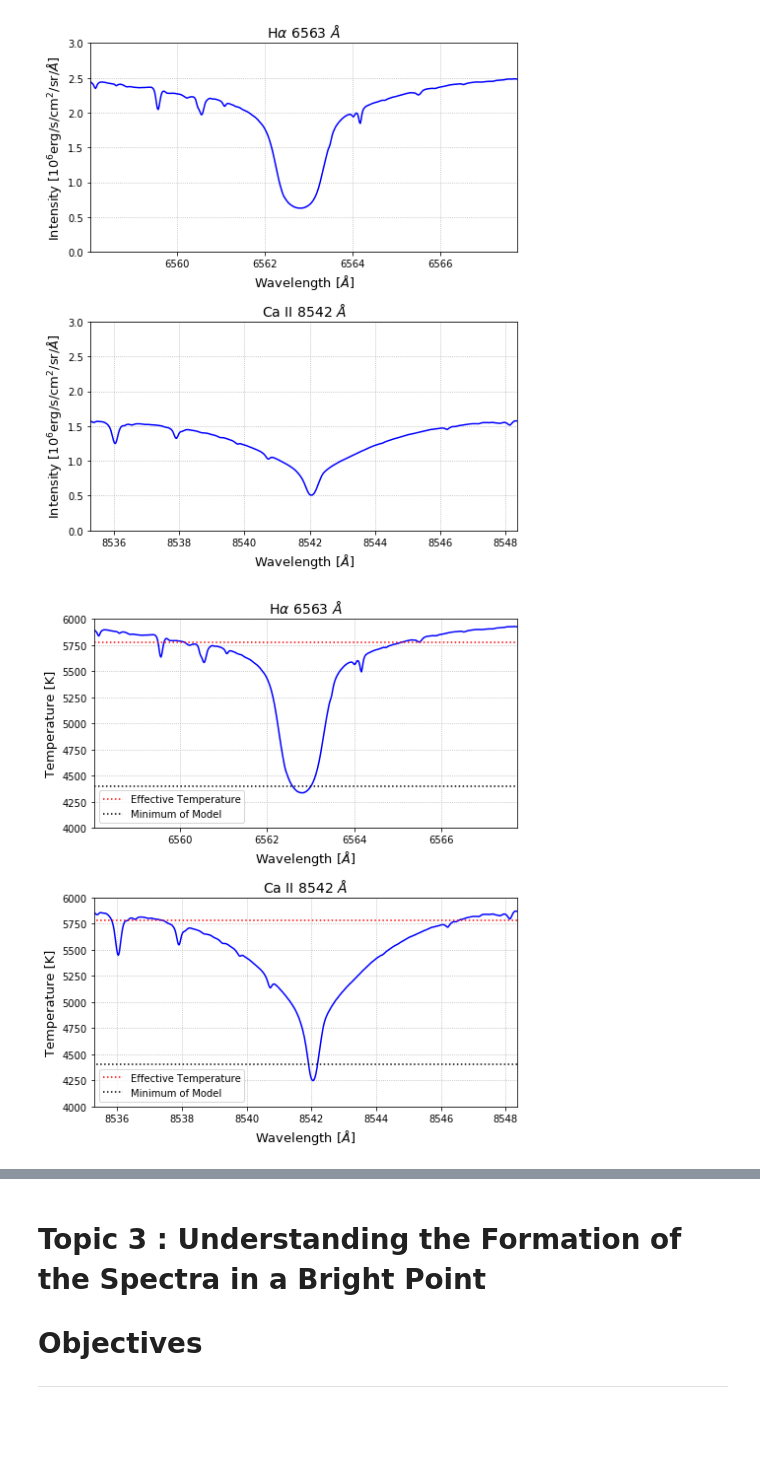
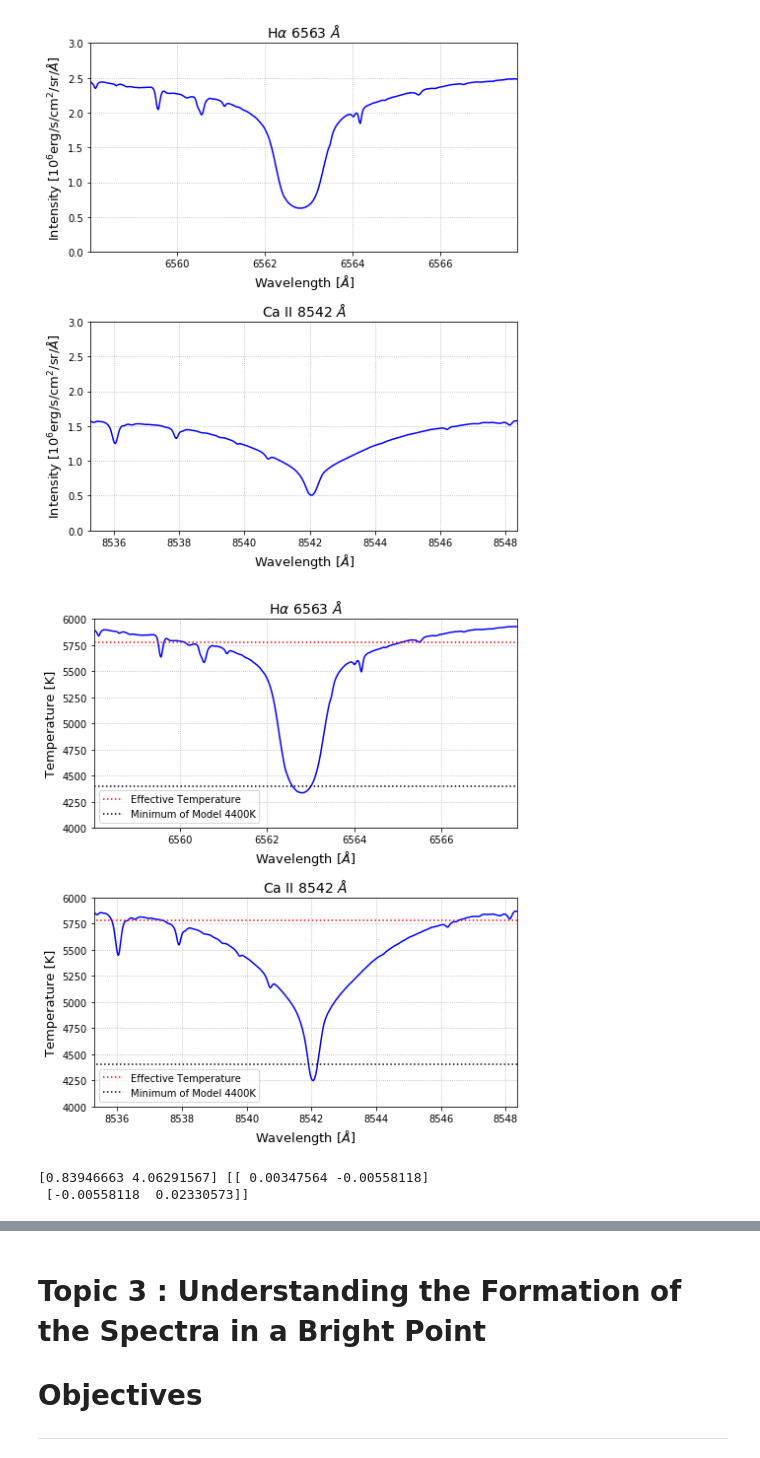
Before and after one commit to guidesk/lab2, a Jupyter notebook: lab_project_2.ipynb, the cells around one changed output, grey strips where cells are left out. Saved outputs shown, nothing was run; the diff lists cells and outputs as text; code cells hidden in the pictures; blank space fills up the shorter version.

```diff
--- a/lab_project_2.ipynb
+++ b/lab_project_2.ipynb
@@ -240,33 +239,33 @@ T_EFF = 5780 #[K]
 
 # set figures
 fig, ax = plt.subplots(2,1, figsize=(7,8))
 tsize = 14 #title size
 fsize = 13 #font size
 
 ax[0].plot(Ha.wv, T1_Ha, 'b')
 ax[0].plot(Ha.wv, T_EFF*np.ones(len(T1_Ha)), 'r:', label='Effective Temperature')
-ax[0].plot(Ha.wv, min(TEMPERATURE)*np.ones(len(T1_Ha)), 'k:', label='Minimum of Model')
+ax[0].plot(Ha.wv, min(TEMPERATURE)*np.ones(len(T1_Ha)), 'k:', label='Minimum of Model 4400K')
 ax[0].set_xlim(Ha.wv.min(), Ha.wv.max())
 ax[0].set_ylim(4000, 6000)
 ax[0].set_title(r'H$\alpha$ 6563 $\AA$', fontsize=tsize)
 ax[0].set_xlabel(r'Wavelength [$\AA$]', fontsize=fsize)
 ax[0].set_ylabel('Temperature [K]', fontsize=fsize)
 ax[0].legend()
 ax[0].grid(ls=':')
 
 ax[1].plot(Ca.wv, T1_Ca, 'b')
 ax[1].plot(Ca.wv, T_EFF*np.ones(len(T1_Ca)), 'r:', label='Effective Temperature')
-ax[1].plot(Ca.wv, min(TEMPERATURE)*np.ones(len(T1_Ca)), 'k:', label='Minimum of Model')
+ax[1].plot(Ca.wv, min(TEMPERATURE)*np.ones(len(T1_Ca)), 'k:', label='Minimum of Model 4400K')
 ax[1].set_xlim(Ca.wv.min(), Ca.wv.max())
 ax[1].set_ylim(4000, 6000)
 ax[1].set_title(r'Ca II 8542 $\AA$', fontsize=tsize)
 ax[1].set_xlabel(r'Wavelength [$\AA$]', fontsize=fsize)
 ax[1].set_ylabel('Temperature [K]', fontsize=fsize)
 ax[1].legend()
 ax[1].grid(ls=':')
 
 fig.tight_layout()
 #plt.savefig('.pdf', format='pdf', dpi=1000)
 plt.show()
 # %% [output]
-[figure, old version]
+[figure, new version]
@@ -274,0 +272,27 @@ plt.show()
+# %%
+# Eddington Barbier Extrapolation of Temperature of Model
+from scipy.optimize import curve_fit
+
+def func(x, a, b):
+        c = 2.998*1e+10   #Speed of light [cm/s]
+        h = 6.626*1e-27   #Planck constant [erg*s]
+        k = 1.381*1e-16   #Boltzmann constant [erg/K]
+        wv = 5e-5         #Wavelength at 5000A [cm]
+        const1 = 2e-14*h*c**2/wv**5
+        const2 = h*c/k/wv
+
+        value = (const1/(1+np.exp(const2/x)) - a)/b
+        return value
+
+fit_range = range(52,70)
+a = 0.28
+b = 1.
+popt, pcov = curve_fit(func, TEMPERATURE[fit_range], TAU_500[fit_range], p0=(a,b))
+
+print(popt, pcov)
+tau_fit = []
+for i in fit_range:
+    tau_fit.append(func(TEMPERATURE[i], popt[0], popt[1]))
+# %% [output]
+[0.83946663 4.06291567] [[ 0.00347564 -0.00558118]
+ [-0.00558118  0.02330573]]
```
Also changed, not shown: parts of 3 cells of this notebook.
